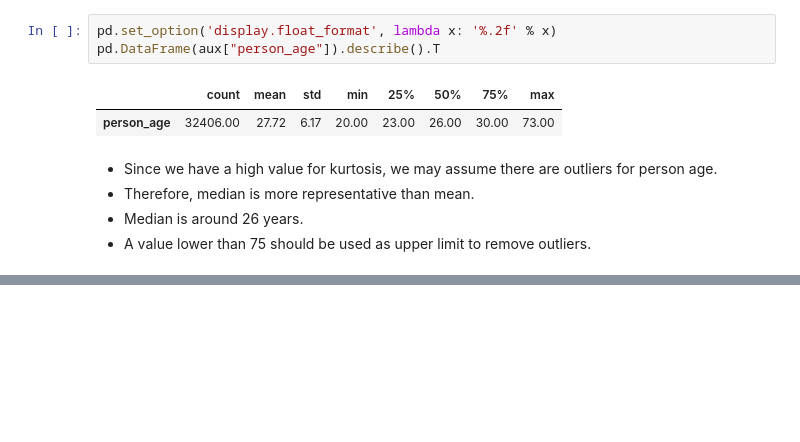
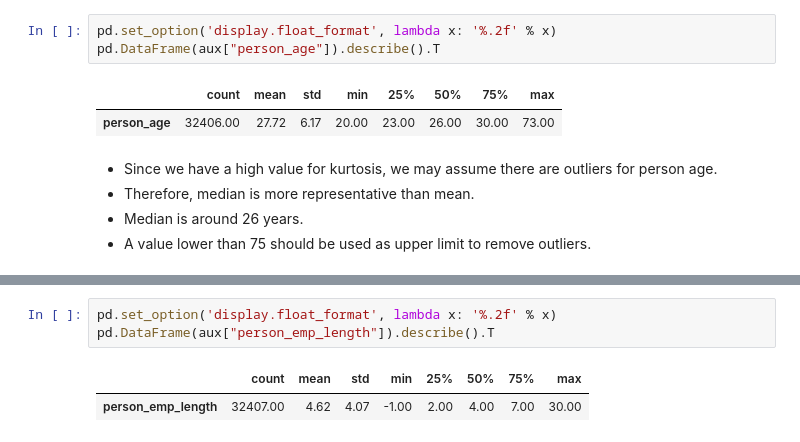
Before and after one commit to lucasquemelli/credit_risk_assessment, a Jupyter notebook: credit_risk_assessment.ipynb, the cells around one changed output, grey strips where cells are left out. Drawn from its saved outputs; the diff is of its cells as text; blank space fills up the shorter version.

```diff
--- a/credit_risk_assessment.ipynb
+++ b/credit_risk_assessment.ipynb
@@ -341,0 +403,6 @@ pd.DataFrame(aux["person_age"]).describe().T
+# %%
+pd.set_option('display.float_format', lambda x: '%.2f' % x)
+pd.DataFrame(aux["person_emp_length"]).describe().T
+# %% [output]
+|  | count | mean | std | min | 25% | 50% | 75% | max |
+| person_emp_length | 32407.00 | 4.62 | 4.07 | -1.00 | 2.00 | 4.00 | 7.00 | 30.00 |
```
Also changed, not shown: parts of 7 cells of this notebook.
